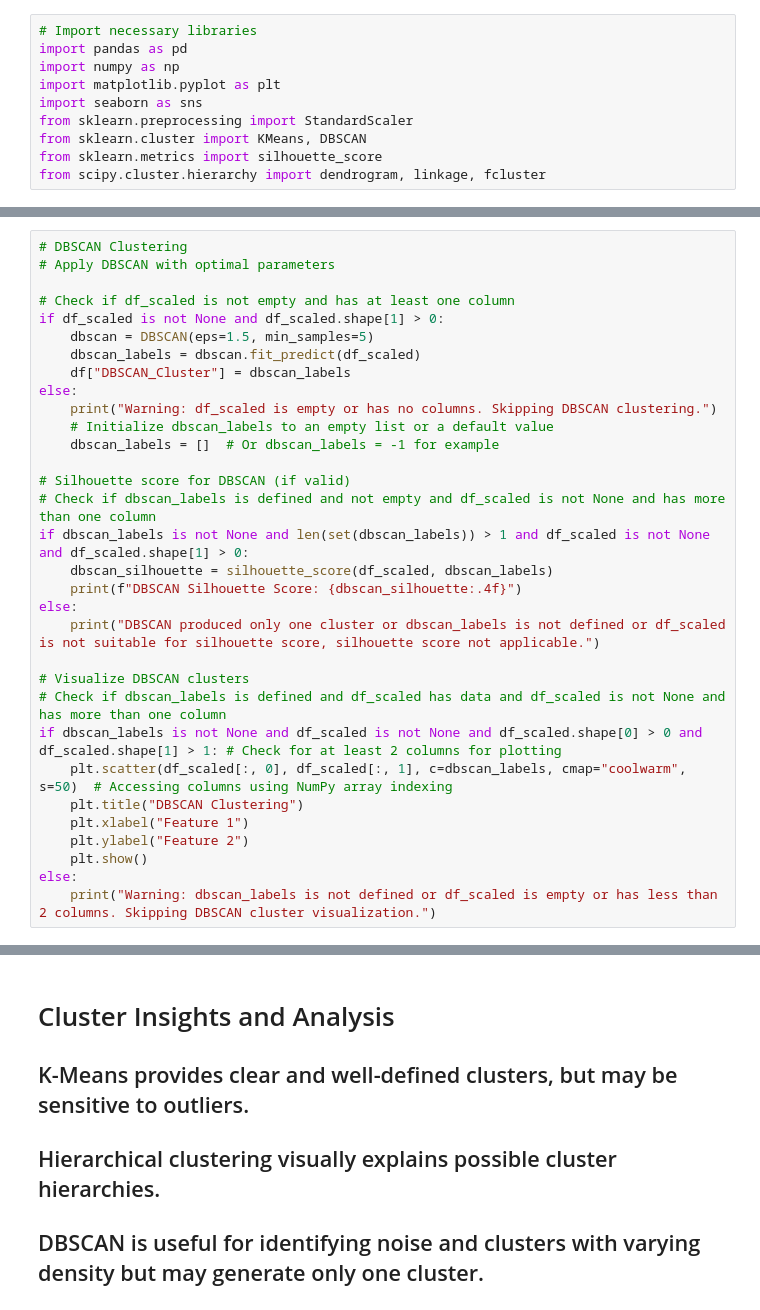
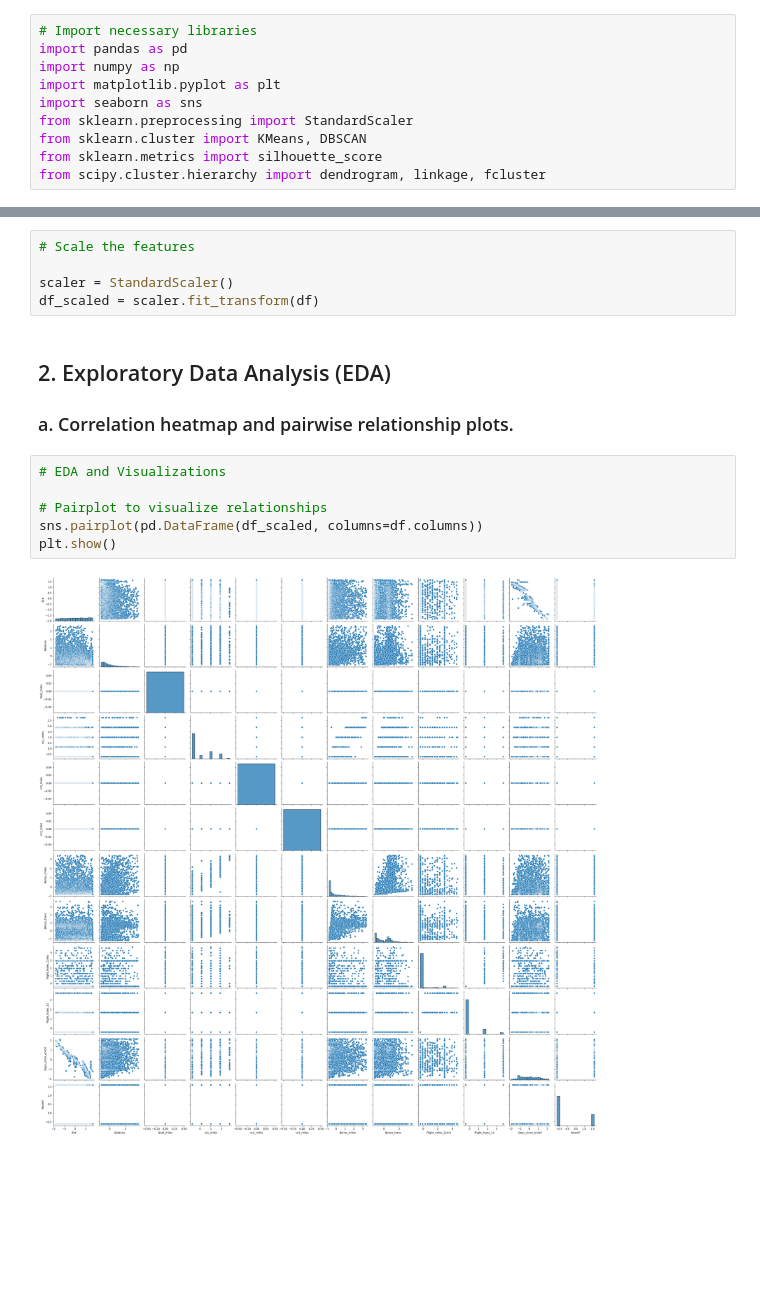
Before and after one commit to sathasivamn/CLUSTERING-ANALYSIS, a Jupyter notebook: Assignment_8_CLUSTERING_ANALYSIS.ipynb, the cells around one changed output, grey strips where cells are left out. Drawn from its saved outputs; the diff is of its cells as text; blank space fills up the shorter version.

```diff
--- a/Assignment_8_CLUSTERING_ANALYSIS.ipynb
+++ b/Assignment_8_CLUSTERING_ANALYSIS.ipynb
@@ -243,32 +72,0 @@ Warning: df_scaled is empty or has no columns. Skipping Hierarchical clustering.
-# %%
-# DBSCAN Clustering
-# Apply DBSCAN with optimal parameters
-
-# Check if df_scaled is not empty and has at least one column
-if df_scaled is not None and df_scaled.shape[1] > 0:
-    dbscan = DBSCAN(eps=1.5, min_samples=5)
-    dbscan_labels = dbscan.fit_predict(df_scaled)
-    df["DBSCAN_Cluster"] = dbscan_labels
-else:
-    print("Warning: df_scaled is empty or has no columns. Skipping DBSCAN clustering.")
-    # Initialize dbscan_labels to an empty list or a default value
-    dbscan_labels = []  # Or dbscan_labels = -1 for example
-
-# Silhouette score for DBSCAN (if valid)
-# Check if dbscan_labels is defined and not empty and df_scaled is not None and has more than one column
-if dbscan_labels is not None and len(set(dbscan_labels)) > 1 and df_scaled is not None and df_scaled.shape[1] > 0:
-    dbscan_silhouette = silhouette_score(df_scaled, dbscan_labels)
-    print(f"DBSCAN Silhouette Score: {dbscan_silhouette:.4f}")
-else:
-    print("DBSCAN produced only one cluster or dbscan_labels is not defined or df_scaled is not suitable for silhouette score, silhouette score not applicable.")
-
-# Visualize DBSCAN clusters
-# Check if dbscan_labels is defined and df_scaled has data and df_scaled is not None and has more than one column
-if dbscan_labels is not None and df_scaled is not None and df_scaled.shape[0] > 0 and df_scaled.shape[1] > 1: # Check for at least 2 columns for plotting
-    plt.scatter(df_scaled[:, 0], df_scaled[:, 1], c=dbscan_labels, cmap="coolwarm", s=50)  # Accessing columns using NumPy array indexing
-    plt.title("DBSCAN Clustering")
-    plt.xlabel("Feature 1")
-    plt.ylabel("Feature 2")
-    plt.show()
-else:
-    print("Warning: dbscan_labels is not defined or df_scaled is empty or has less than 2 columns. Skipping DBSCAN cluster visualization.")
@@ -329,8 +73,17 @@ KMeans_Cluster column not found in DataFrame. K-Means clustering might have been
-# %% [markdown]
-# Cluster Insights and Analysis
-
-## K-Means provides clear and well-defined clusters, but may be sensitive to outliers.
-
-## Hierarchical clustering visually explains possible cluster hierarchies.
-
-## DBSCAN is useful for identifying noise and clusters with varying density but may generate only one cluster.
+# %%
+# Scale the features
+
+scaler = StandardScaler()
+df_scaled = scaler.fit_transform(df)
+# %% [markdown]
+## 2. Exploratory Data Analysis (EDA)
+
+### a. Correlation heatmap and pairwise relationship plots.
+# %%
+# EDA and Visualizations
+
+# Pairplot to visualize relationships
+sns.pairplot(pd.DataFrame(df_scaled, columns=df.columns))
+plt.show()
+# %% [output]
+[figure, added]
```
Also changed, not shown: parts of 43 cells of this notebook.
